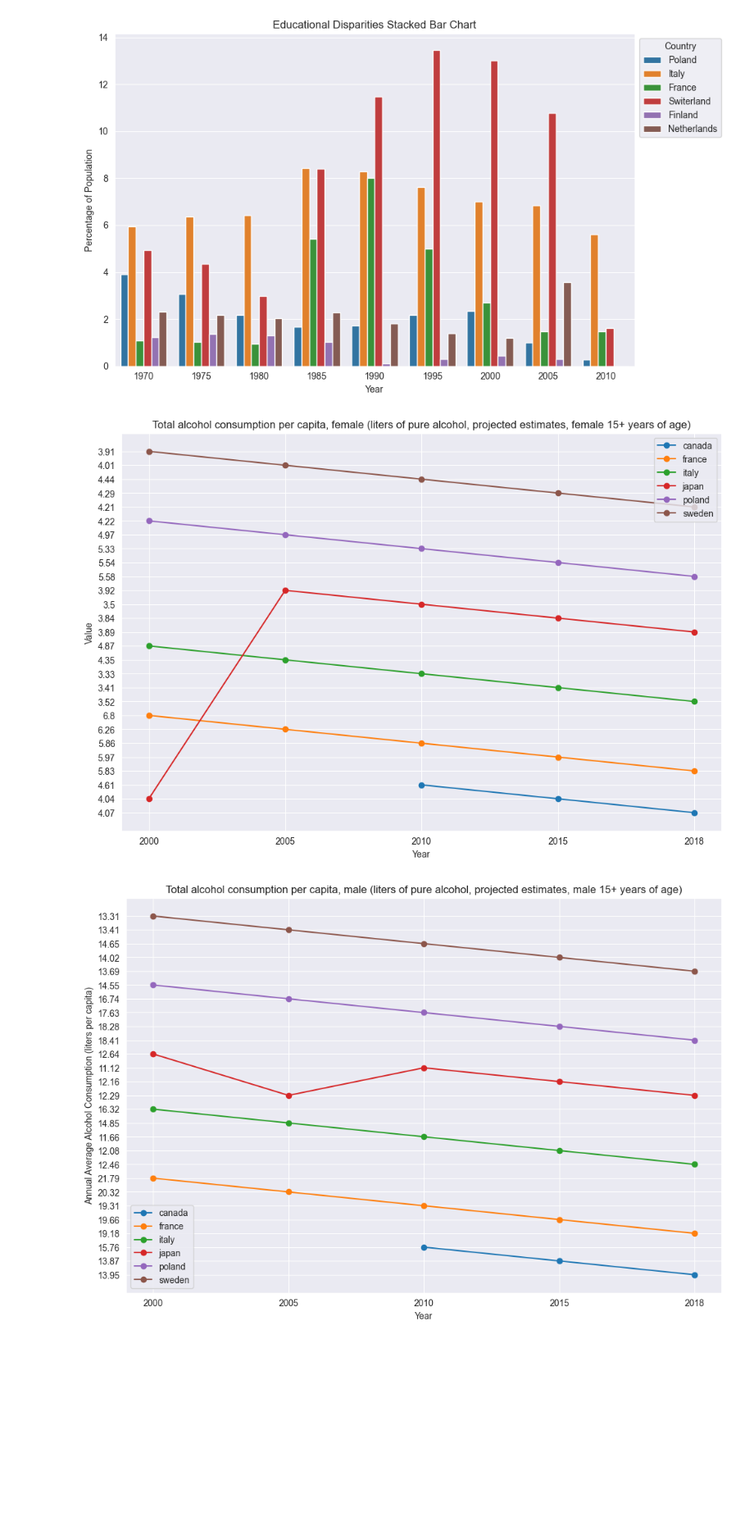
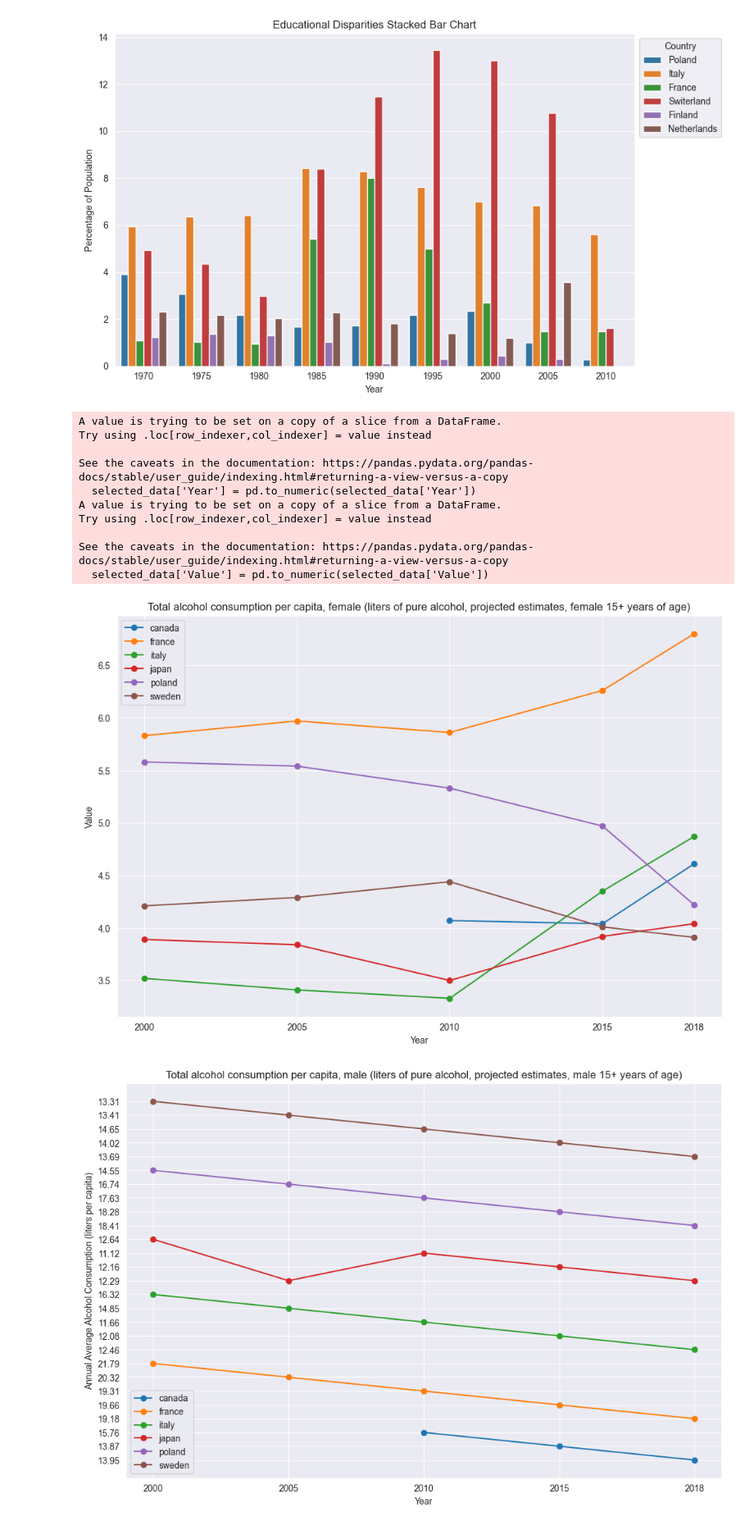
Before and after one commit to DuQer/HealthEducationVisualization, a Jupyter notebook: main.ipynb, the cells around one changed output. Shown at 82% size. Drawn from its saved outputs; the diff is of its cells as text; code cells hidden in the pictures; blank space fills up the shorter version.

Commit message:
Fixed the issue with reversed X-axis and values on the Y-axis in the plot

```diff
--- a/main.ipynb
+++ b/main.ipynb
@@ -159,27 +158,38 @@ canada_data = lista_health['canada']
 # %%
-
 indicator_name = "Total alcohol consumption per capita, female (liters of pure alcohol, projected estimates, female 15+ years of age)"
 selected_countries = ['canada', 'france', 'italy', 'japan', 'poland', 'sweden']
 
 plt.figure(figsize=(12, 8))
 
-
 for country in selected_countries:
     selected_data = lista_health[country][lista_health[country]['Indicator Name'] == indicator_name]
-    selected_data = selected_data.sort_values(by='Year', ascending=False)
-    plt.plot(selected_data['Year'], selected_data['Value'], marker='o', linestyle='-', label=country)
+    selected_data['Year'] = pd.to_numeric(selected_data['Year'])
+    selected_data['Value'] = pd.to_numeric(selected_data['Value'])
+    selected_data = selected_data.sort_values(by='Year')
+    plt.plot(selected_data['Year'][::-1], selected_data['Value'], marker='o', linestyle='-', label=country)
 
 plt.title(indicator_name)
 plt.xlabel('Year')
 plt.ylabel('Value')
 plt.legend()
 plt.grid(True)
 
-plt.gca().invert_xaxis()
+# Formatowanie etykiet osi X
+plt.xticks(selected_data['Year'].astype(int))
 
 plt.show()
 # %% [output]
+A value is trying to be set on a copy of a slice from a DataFrame.
+Try using .loc[row_indexer,col_indexer] = value instead
+
+See the caveats in the documentation: https://pandas.pydata.org/pandas-docs/stable/user_guide/indexing.html#returning-a-view-versus-a-copy
+  selected_data['Year'] = pd.to_numeric(selected_data['Year'])
+A value is trying to be set on a copy of a slice from a DataFrame.
+Try using .loc[row_indexer,col_indexer] = value instead
+
+See the caveats in the documentation: https://pandas.pydata.org/pandas-docs/stable/user_guide/indexing.html#returning-a-view-versus-a-copy
+  selected_data['Value'] = pd.to_numeric(selected_data['Value'])
-[figure, old version]
+[figure, new version]
 # %%
 indicator_name = "Total alcohol consumption per capita, male (liters of pure alcohol, projected estimates, male 15+ years of age)"
 plt.figure(figsize=(12, 8))
```
Also changed, not shown: parts of 1 cell of this notebook.
